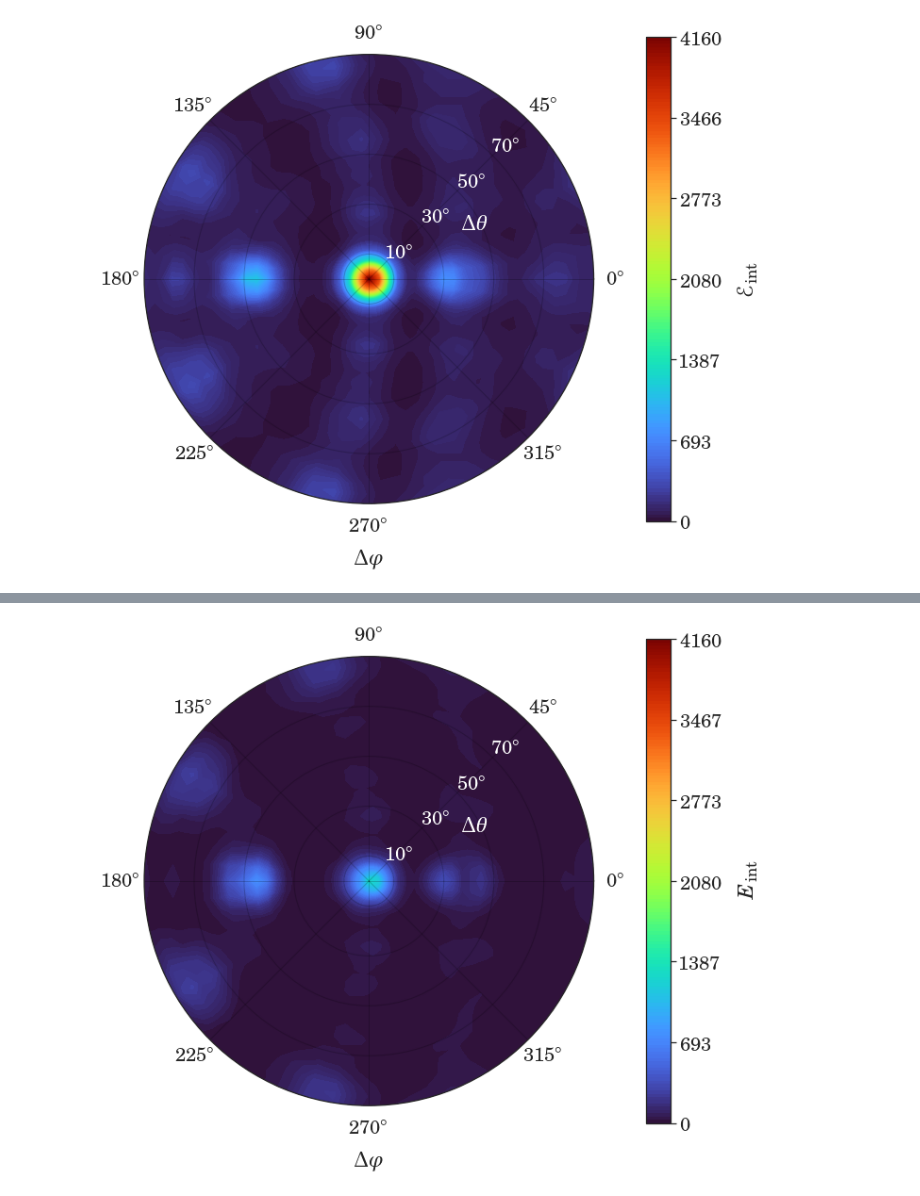
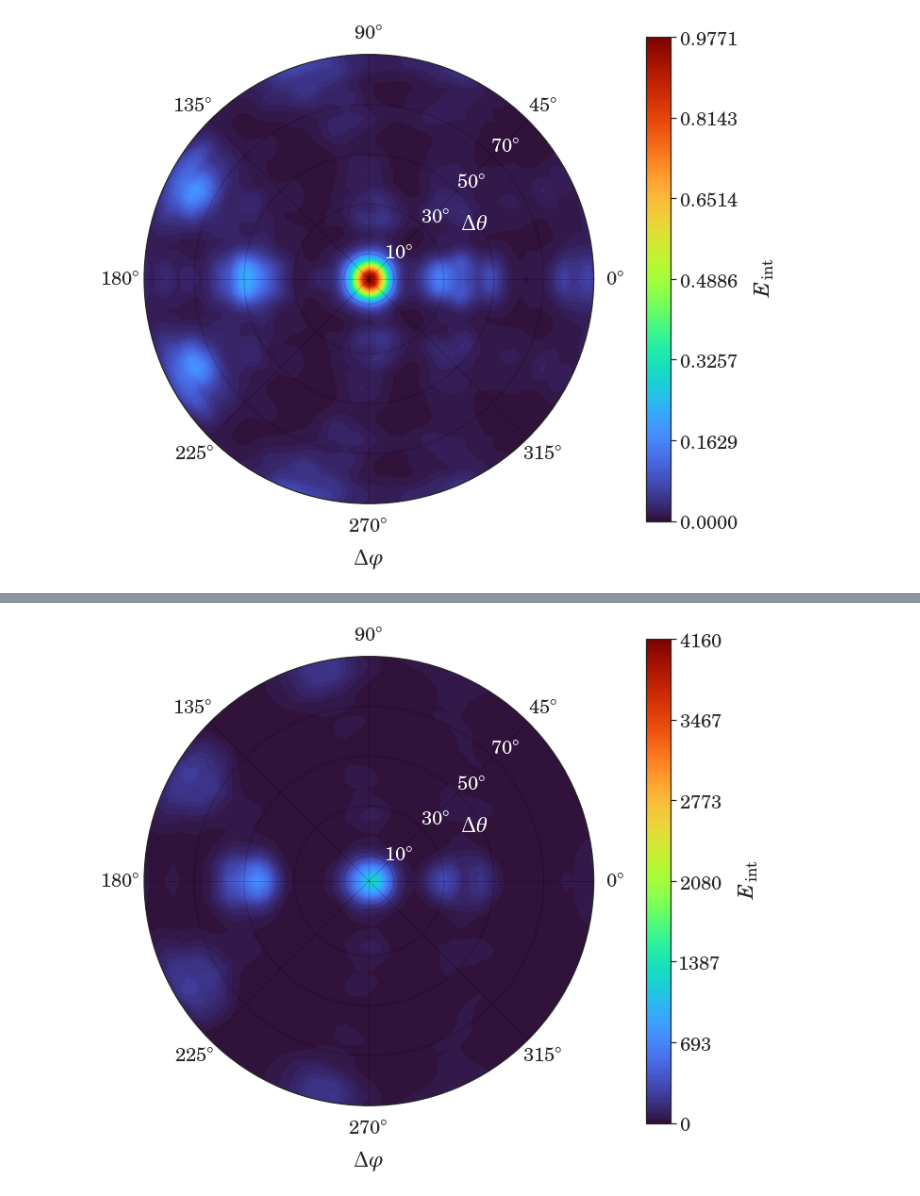
Before and after one commit to Misery7100-Magistracy/Angular-dispersion-boost, a Jupyter notebook: computations/mstm3d.ipynb, the cells around one changed output, grey strips where cells are left out. Drawn from its saved outputs; the diff is of its cells as text; code cells hidden in the pictures.

```diff
--- a/computations/mstm3d.ipynb
+++ b/computations/mstm3d.ipynb
@@ -42,37 +39,45 @@ fig = msevn.mstm_polar_plot.e_int(eint0_90, kind='t', dtheta=dtheta0_90, dphi=dp
 # %%
 import re
 
-root = './matlab/output/noscaled'
+root = './matlab/output/radiusdep'
 #fname = 'cylinder_15edge_249gap_50radius_0.0nonreg_1.8702m_15deg_TEpol_83wav_800bw.mat'
 
 
+#dphi = np.array([0])
 dphi = np.linspace(0, 180, 30)
 dtheta0_90 = np.linspace(0, 90, 25)
-dtheta90_180 = np.linspace(90, 180, 25)
+#dtheta90_180 = np.linspace(90, 180, 25)
 
 eint0_90_global = np.zeros(shape=(dtheta0_90.size, dphi.size))
-eint90_180_global = np.zeros(shape=(dtheta90_180.size, dphi.size))
+#eint90_180_global = np.zeros(shape=(dtheta90_180.size, dphi.size))
 
 files = filter(lambda x: x.endswith('.mat'), os.listdir(root))
 #files = filter(lambda x: re.search('15deg', x), files)
 
 eint_storage = {}
+eint_storage[20] = eint0_90_20nm
 
 #eint0_90_global = np.load('shet.npy')
 
 for fname in files:
 
-    wavelength = float(re.search(r'[\d\.]+(?=wav)', fname).group())
+    #wavelength = float(re.search(r'[\d\.]+(?=wav)', fname).group())
+    radius = float(re.search(r'\d+(?=radius)', fname).group())
+    #theta0 = float(re.search(r'\d+(?=deg_theta0)', fname).group())
+
+    #if radius in [30, 60]:
 
     eint0_90 = msevn.mstm_est.e_int(
             matpath=os.path.join(root, fname),
             dphi=dphi,
             dtheta=dtheta0_90,
-            thickness=msevn.mstm_est.thickness(15, 200, 50)
+            thickness=msevn.mstm_est.thickness(16, 180, 50),
+            mean_mode=False
         )
 
-    eint0_90_global += get_rel_amp(wavelength)**2 * eint0_90
-    eint_storage[wavelength] = get_rel_amp(wavelength)**2 * eint0_90
+    #eint0_90_global += get_rel_amp(wavelength)**2 * eint0_90
+    eint_storage[radius] = eint0_90
+    #eint_storage[theta0] = eint0_90
 
     # eint90_180 = msevn.mstm_est.e_int(
     #         matpath=os.path.join(root, fname),
@@ -82,13 +87,3 @@ for fname in files:
     #    )
 
     # eint90_180_global += get_rel_amp(wavelength) * eint90_180
-# %%
-dphi = np.linspace(0, 180, 30)
-dtheta0_90 = np.linspace(0, 90, 25)
-# %%
-eint_storage = dict(
-    (wl, np.load(f'fuckin_shit_{wl}wl.npy'))
-    for wl in [69.16, 75.45, 83.0, 92.2, 103.75]
-)
-
-eint_glob = sum(list(eint_storage.values()))
@@ -98,5 +157,5 @@ eint_glob = sum(list(eint_storage.values()))
 # %%
-fig = msevn.mstm_polar_plot.e_int(eint_glob, kind='t', dtheta=dtheta0_90, dphi=dphi, cbarlabel=r'$\EuScript{E}_{\rm{int}}$')
-#fig.savefig(f'../tex/components/img/celes/e_int_wavepacket8..12_rad_20nm_15deg.pdf', bbox_inches='tight')
+fig = msevn.mstm_polar_plot.e_int(eint_storage[30], kind='t', dtheta=dtheta0_90, dphi=dphi, cbarlabel=r'${E}_{\rm{int}}$')
+#fig.savefig(f'../tex/components/img/celes/e_int_30nm_15deg.pdf', bbox_inches='tight')
 # %% [output]
-[figure, old version]
+[figure, new version]
```
Also changed, not shown: parts of 12 cells of this notebook, 33 other files.
